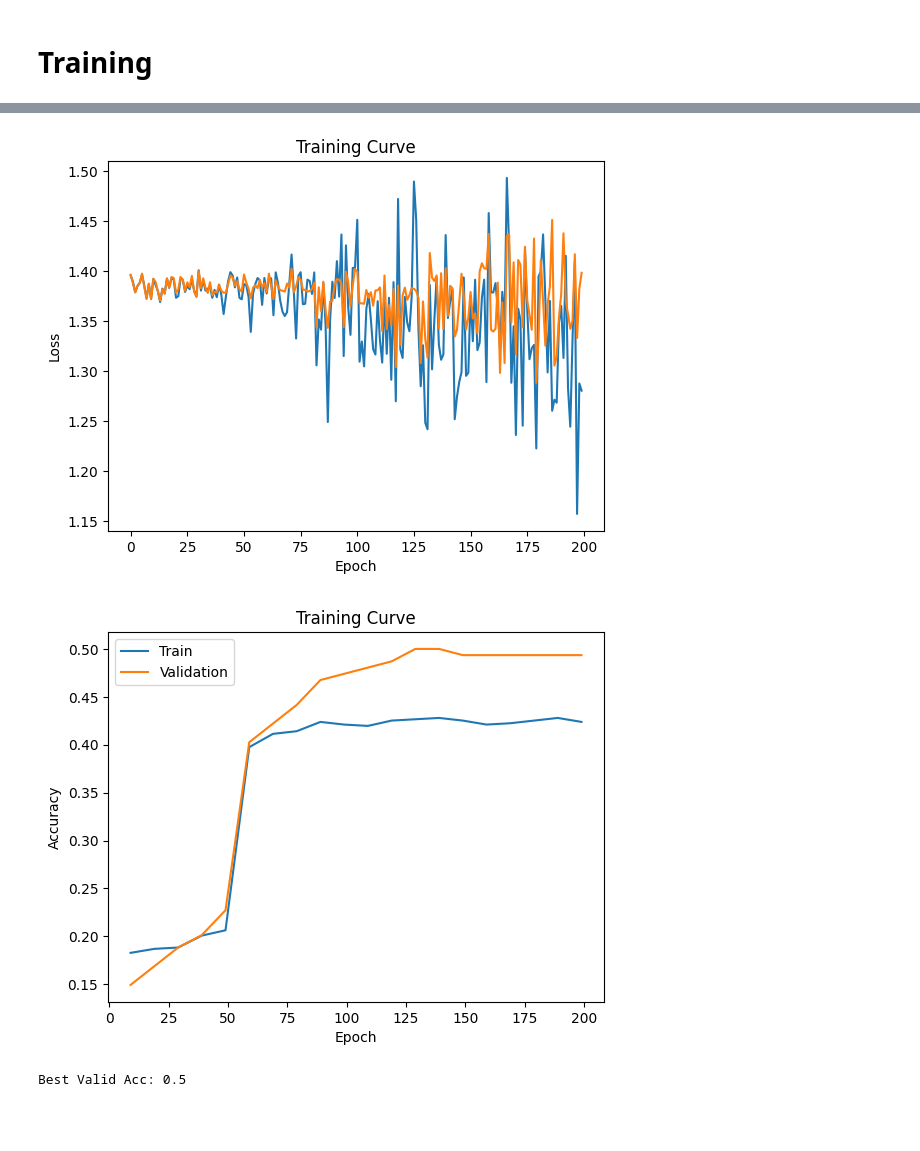
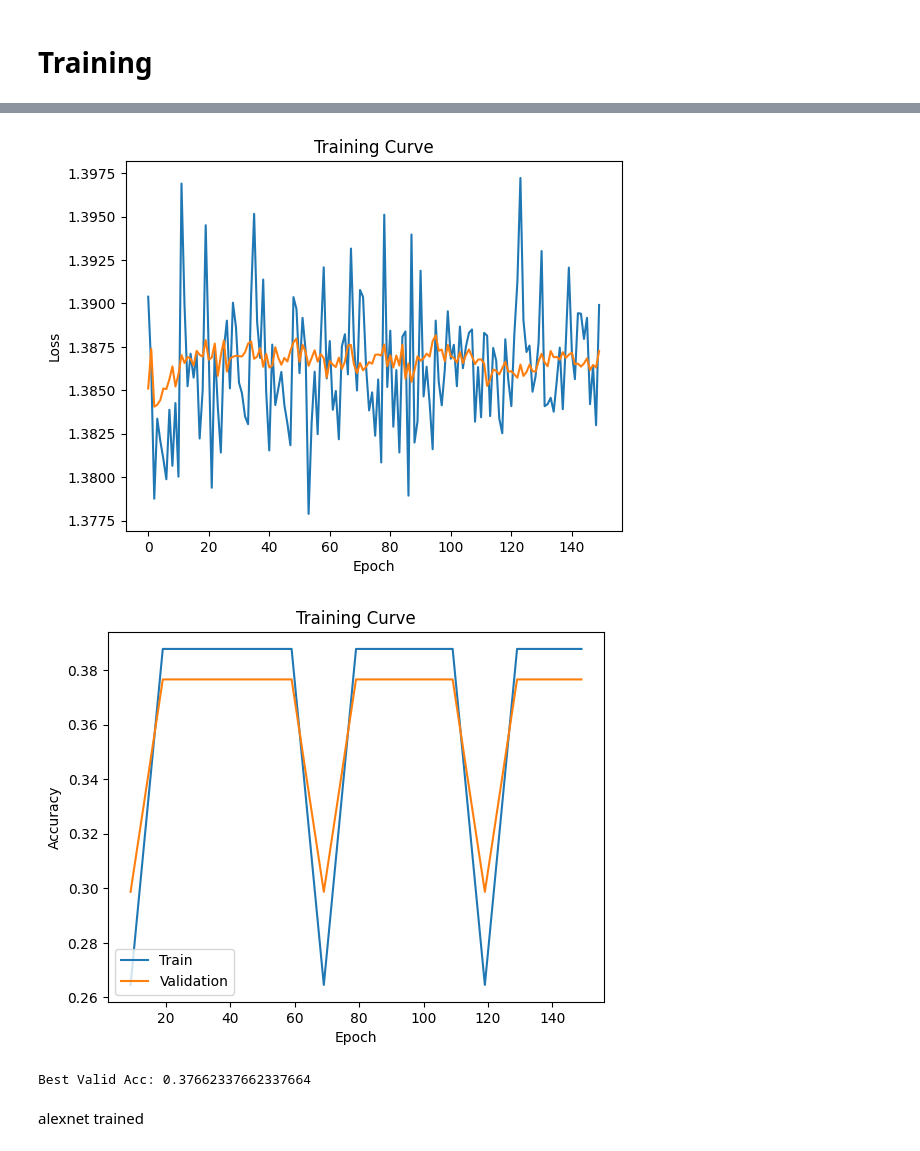
Before and after one commit to sunghwanism/FM_for_bio_signal, a Jupyter notebook: basemodel/ecg_cnn_lstm.ipynb, the cells around one changed output, grey strips where cells are left out. Cells and saved outputs as stored; diff of their text form; code cells hidden in the pictures; blank space fills up the shorter version.

```diff
--- a/basemodel/ecg_cnn_lstm.ipynb
+++ b/basemodel/ecg_cnn_lstm.ipynb
@@ -569,3 +694,8 @@ class Classifier2D(nn.Module):
         out = out.squeeze(1) # Flatten to [batch_size]
         #print(out.shape)
         return out
+# %%
+model = Classifier2D(model = 0)
+use_cuda = False
+x = model(ecg2D)
+x.shape
@@ -572,7 +708,7 @@ class Classifier2D(nn.Module):
 # %%
 
 class ClassifierAN(nn.Module):
-    def __init__(self, l1 = 64, l2 = 32):
+    def __init__(self, l1 = 64, l2 = 32, out_size = 4):
         super(ClassifierAN, self).__init__()
 
         if out_size == 2:
@@ -604,0 +763,4 @@ torch.Size([32, 4])
+# %%
+model = ClassifierAN_feats()
+x = model(ecgAN,hr1D)
+x.shape
@@ -606,7 +770,7 @@ torch.Size([32, 4])
 # Training
 # %%
 
-def train_network(model, train_loader, valid_loader, num_epochs=5, learning_rate=0.001,num_classes = 4):
+def train_network(model, train_loader, valid_loader, num_epochs=5, learning_rate=0.001,num_classes = 4,num_inputs = 1):
 
 
     #calculate class weights (bc unblanced data)
@@ -630,9 +794,9 @@ def train_network(model, train_loader, valid_loader, num_epochs=5, learning_rate
     #############################################
 
 
-    if num_classes == 2 #binary classification
+    if num_classes == 2: #binary classification
         criterion = nn.BCEWithLogitsLoss(weight = class_weights)
-    else
+    else:
         criterion = nn.CrossEntropyLoss(weight = class_weights)
 
 
@@ -644,16 +808,20 @@ def train_network(model, train_loader, valid_loader, num_epochs=5, learning_rate
     best_model_state = None  # Initialize best model parameters
 
     for epoch in range(num_epochs):
-        for _,ecg,labels in train_loader:
+        for hr,ecg,labels in train_loader:
             ecg.detach_()
             #To Enable GPU Usage
             if use_cuda and torch.cuda.is_available():
                 ecg = ecg.cuda()
                 labels = labels.cuda()
+                hr = hr.cuda()
 
 
             optimizer.zero_grad()
-            pred = model(ecg)
+            if num_inputs == 1:
+                pred = model(ecg)
+            elif num_inputs == 2:
+                pred = model(ecg,hr)
 
             loss = criterion(pred, labels)
             loss.backward()
@@ -669,21 +837,27 @@ def train_network(model, train_loader, valid_loader, num_epochs=5, learning_rate
             #for x in tqdm(iter(valid_loader)):
              # Evaluate validation loss on the first batch only
             val_data_iter = iter(valid_loader)
-            x = next(val_data_iter)
+            hr, ecg, labels = next(val_data_iter)
+
 
             if use_cuda and torch.cuda.is_available():
                 ecg = ecg.cuda()
                 labels = labels.cuda()
+                hr = hr.cuda()
 
-            pred = model(ecg)
+            if num_inputs == 1:
+                pred = model(ecg)
+            elif num_inputs == 2:
+                pred = model(ecg,hr)
+
             loss = criterion(pred, labels)
             valid_losses.append(float(loss))
 
         if epoch % 10 == 9:
             epochs.append(epoch)
-            train_acc.append(get_accuracy(model, train_loader, num_classes))
+            train_acc.append(get_accuracy(model, train_loader, num_classes,num_inputs))
             # Calculate validation accuracy and loss
-            valid_acc.append(get_accuracy(model, valid_loader,num_classes))
+            valid_acc.append(get_accuracy(model, valid_loader,num_classes,num_inputs))
 
             print("Epoch %d; Train Loss %f; Train Acc %f; Val loss %f; Val Acc %f" % (
               epoch+1, losses[-1], train_acc[-1],valid_losses[-1], valid_acc[-1]))
@@ -894,8 +1122,8 @@ Best Valid Acc: 0.487012987012987
 # %%
-#LSTM V2
+#conv network
 use_cuda = True
-model= Classifier1D(model = 1,hidden_size1 = 128, hidden_size2 = 64)
+model= Classifier2D(model = 0, hidden_size1 = 128, hidden_size2 = 64)
 model = model.cuda()
 
-train_network(model, train_loader1D, valid_loader1D, num_epochs=200, learning_rate=0.00001);
+train_network(model, train_loader2D, valid_loader2D, num_epochs=150, learning_rate=0.001);
 # %% [output]
@@ -922,4 +1145,6 @@ Epoch 200; Train Loss 1.280433; Train Acc 0.423823; Val loss 1.398473; Val Acc 0
-[figure, old version]
+[figure, new version]
-[figure, old version]
+[figure, new version]
-Best Valid Acc: 0.5
+Best Valid Acc: 0.37662337662337664
+# %% [markdown]
+alexnet trained
 # %%
```
Also changed, not shown: parts of 41 cells of this notebook.
